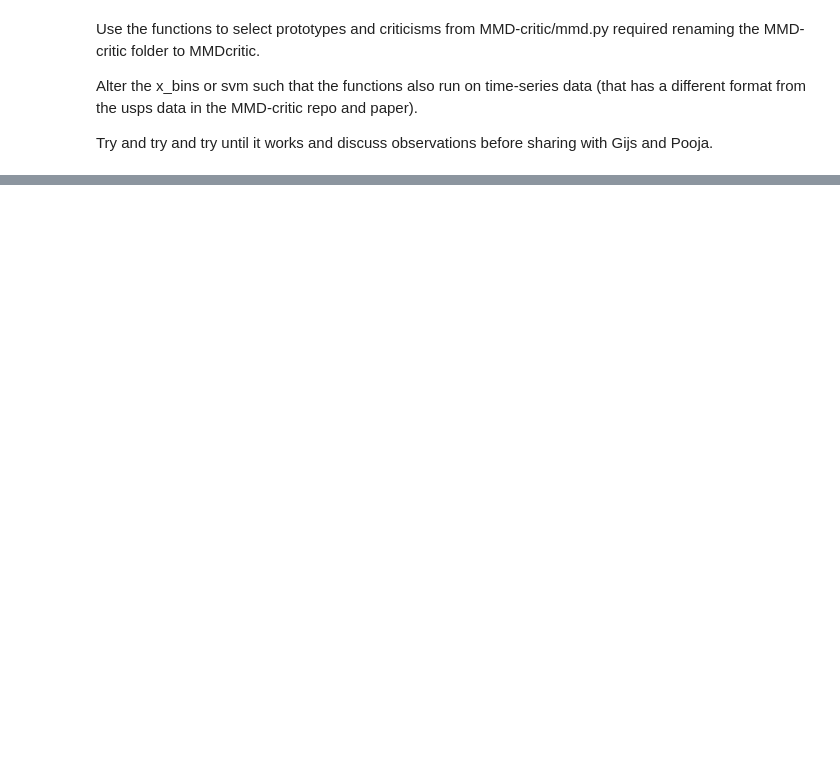
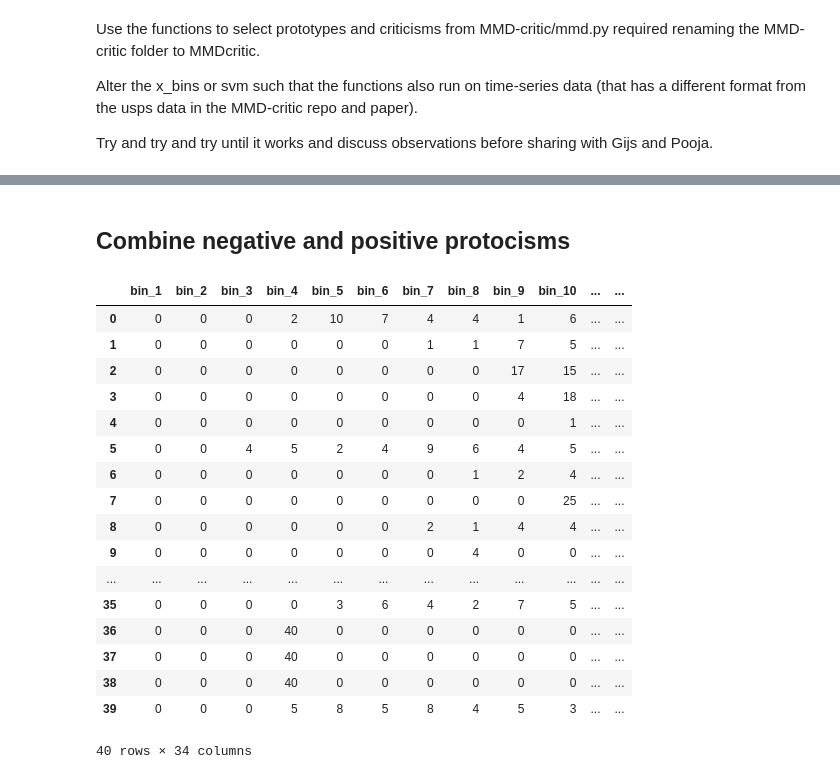
Before and after one commit to gijsdesmit/XAI_project, a Jupyter notebook: Dimensionality_reduction_pipeline.ipynb, the cells around one changed output, grey strips where cells are left out. Drawn from its saved outputs; the diff is of its cells as text; code cells hidden in the pictures; blank space fills up the shorter version.

```diff
--- a/Dimensionality_reduction_pipeline.ipynb
+++ b/Dimensionality_reduction_pipeline.ipynb
@@ -847,0 +829,27 @@ df.to_csv('protocisms.csv')
+# %% [markdown]
+## Combine negative and positive protocisms
+# %%
+neg = pd.read_csv('protocisms_negative.csv')
+pos = pd.read_csv('protocisms_positive.csv')
+df = pd.concat([neg,pos]).reset_index(drop=True)
+df.drop(columns='Unnamed: 0', inplace=True)
+df.head(40)
+# %% [output]
+|  | bin_1 | bin_2 | bin_3 | bin_4 | bin_5 | bin_6 | bin_7 | bin_8 | bin_9 | bin_10 | ... | ... |
+| 0 | 0 | 0 | 0 | 2 | 10 | 7 | 4 | 4 | 1 | 6 | ... | ... |
+| 1 | 0 | 0 | 0 | 0 | 0 | 0 | 1 | 1 | 7 | 5 | ... | ... |
+| 2 | 0 | 0 | 0 | 0 | 0 | 0 | 0 | 0 | 17 | 15 | ... | ... |
+| 3 | 0 | 0 | 0 | 0 | 0 | 0 | 0 | 0 | 4 | 18 | ... | ... |
+| 4 | 0 | 0 | 0 | 0 | 0 | 0 | 0 | 0 | 0 | 1 | ... | ... |
+| 5 | 0 | 0 | 4 | 5 | 2 | 4 | 9 | 6 | 4 | 5 | ... | ... |
+| 6 | 0 | 0 | 0 | 0 | 0 | 0 | 0 | 1 | 2 | 4 | ... | ... |
+| 7 | 0 | 0 | 0 | 0 | 0 | 0 | 0 | 0 | 0 | 25 | ... | ... |
+| 8 | 0 | 0 | 0 | 0 | 0 | 0 | 2 | 1 | 4 | 4 | ... | ... |
+| 9 | 0 | 0 | 0 | 0 | 0 | 0 | 0 | 4 | 0 | 0 | ... | ... |
+| ... | ... | ... | ... | ... | ... | ... | ... | ... | ... | ... | ... | ... |
+| 35 | 0 | 0 | 0 | 0 | 3 | 6 | 4 | 2 | 7 | 5 | ... | ... |
+| 36 | 0 | 0 | 0 | 40 | 0 | 0 | 0 | 0 | 0 | 0 | ... | ... |
+| 37 | 0 | 0 | 0 | 40 | 0 | 0 | 0 | 0 | 0 | 0 | ... | ... |
+| 38 | 0 | 0 | 0 | 40 | 0 | 0 | 0 | 0 | 0 | 0 | ... | ... |
+| 39 | 0 | 0 | 0 | 5 | 8 | 5 | 8 | 4 | 5 | 3 | ... | ... |
+40 rows × 34 columns
```
Also changed, not shown: parts of 37 cells of this notebook, 2 other files.
